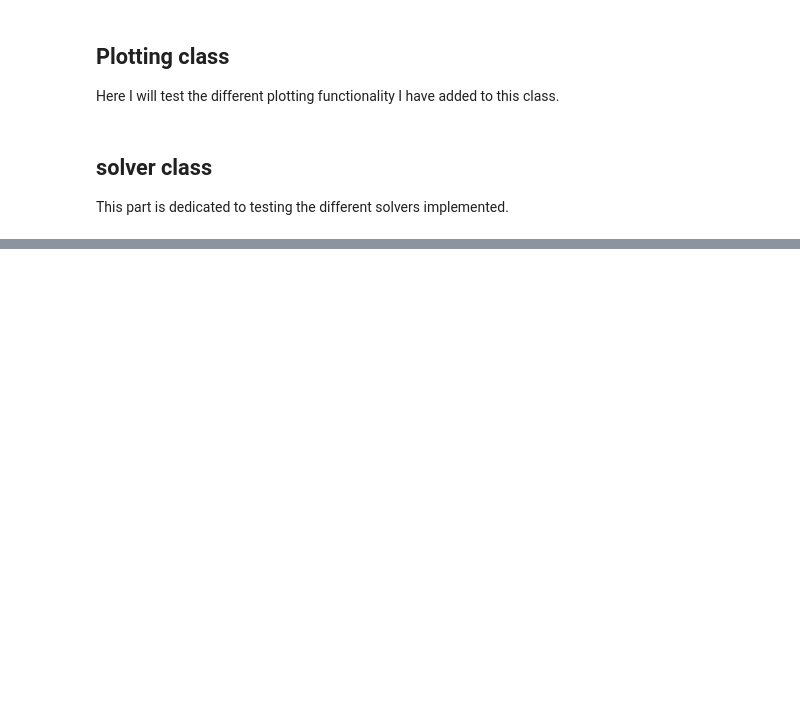
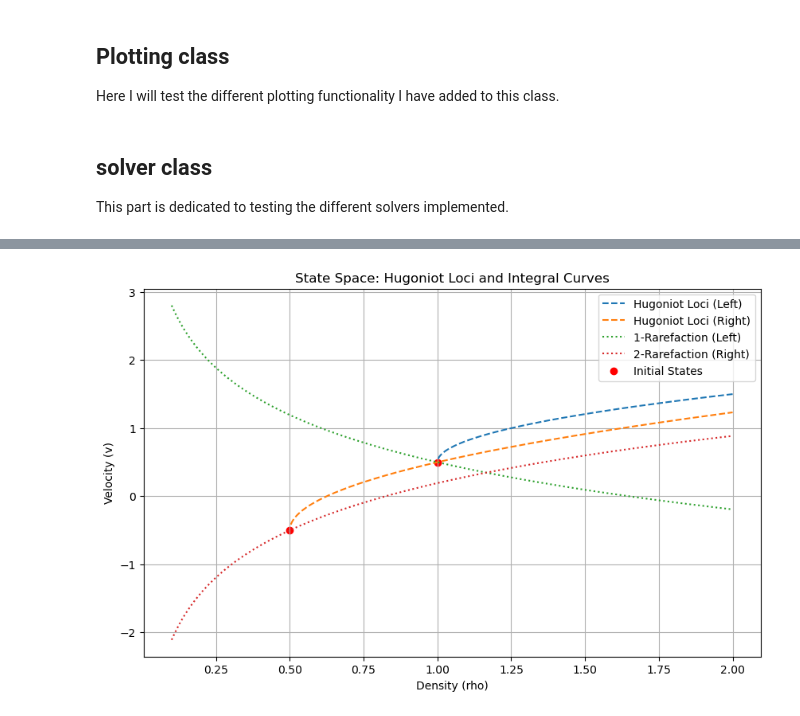
Before and after one commit to BertDepoorter/Individual_CMfAA, a Jupyter notebook: debugging.ipynb, the cells around one changed output, grey strips where cells are left out. Saved outputs shown, nothing was run; the diff lists cells and outputs as text; code cells hidden in the pictures; blank space fills up the shorter version.

Commit message:
adding Hugoniot locus

```diff
--- a/debugging.ipynb
+++ b/debugging.ipynb
@@ -21,0 +24,88 @@ This part is dedicated to testing the different solvers implemented.
+# %%
+import numpy as np
+import matplotlib.pyplot as plt
+
+# Define constants
+c_s = 1.0  # Isothermal sound speed
+
+# Function to calculate Hugoniot loci for a given state U (rho, v)
+def compute_hugoniot_loci(rho_0, v_0, rho_range):
+    loci = []
+    for rho in rho_range:
+        if rho != rho_0:
+            delta_rho = rho - rho_0
+            v_shock = v_0 + c_s * np.sqrt(delta_rho / rho_0) * (1 if delta_rho > 0 else -1)
+            loci.append((rho, v_shock))
+    return np.array(loci)
+
+# Function to compute integral curves (rarefactions) for a given state U (rho, v)
+def compute_integral_curves(rho_0, v_0, rho_range, wave_type):
+    curves = []
+    for rho in rho_range:
+        if wave_type == '1-rarefaction':
+            v = v_0 - c_s * np.log(rho / rho_0)
+        elif wave_type == '2-rarefaction':
+            v = v_0 + c_s * np.log(rho / rho_0)
+        else:
+            raise ValueError("Invalid wave type. Choose '1-rarefaction' or '2-rarefaction'.")
+        curves.append((rho, v))
+    return np.array(curves)
+
+# Function to solve the Riemann problem and find intermediate state U*
+def solve_riemann_problem(rho_L, v_L, rho_R, v_R):
+    # Initialize guesses for the intermediate state
+    rho_star = (rho_L + rho_R) / 2
+    v_star = (v_L + v_R) / 2
+
+    # Solve iteratively using conservation laws (not implemented in detail for simplicity)
+    # Use Hugoniot loci and integral curves to refine estimates of rho_star and v_star
+    # For this template, we return approximate values for demonstration purposes
+    return rho_star, v_star
+
+# Plot Hugoniot loci and integral curves
+def plot_state_space(rho_L, v_L, rho_R, v_R):
+    rho_range = np.linspace(0.1, 2.0, 500)
+
+    # Compute loci and curves for left state
+    hugoniot_L = compute_hugoniot_loci(rho_L, v_L, rho_range)
+    rarefaction_1_L = compute_integral_curves(rho_L, v_L, rho_range, '1-rarefaction')
+
+    # Compute loci and curves for right state
+    hugoniot_R = compute_hugoniot_loci(rho_R, v_R, rho_range)
+    rarefaction_2_R = compute_integral_curves(rho_R, v_R, rho_range, '2-rarefaction')
+
+    # Plotting
+    plt.figure(figsize=(10, 6))
+
+    # Plot Hugoniot loci
+    plt.plot(hugoniot_L[:, 0], hugoniot_L[:, 1], label='Hugoniot Loci (Left)', linestyle='--')
+    plt.plot(hugoniot_R[:, 0], hugoniot_R[:, 1], label='Hugoniot Loci (Right)', linestyle='--')
+
+    # Plot Integral Curves
+    plt.plot(rarefaction_1_L[:, 0], rarefaction_1_L[:, 1], label='1-Rarefaction (Left)', linestyle=':')
+    plt.plot(rarefaction_2_R[:, 0], rarefaction_2_R[:, 1], label='2-Rarefaction (Right)', linestyle=':')
+
+    # Plot initial states
+    plt.scatter([rho_L, rho_R], [v_L, v_R], color='red', label='Initial States')
+
+    # Add labels and legend
+    plt.xlabel('Density (rho)')
+    plt.ylabel('Velocity (v)')
+    plt.title('State Space: Hugoniot Loci and Integral Curves')
+    plt.legend()
+    plt.grid()
+    plt.show()
+
+# Main script to demonstrate the solution
+if __name__ == "__main__":
+    # Define left and right states (rho, v)
+    rho_L, v_L = 1.0, 0.5
+    rho_R, v_R = 0.5, -0.5
+
+    # Solve Riemann problem
+    rho_star, v_star = solve_riemann_problem(rho_L, v_L, rho_R, v_R)
+    print(f"Intermediate State: rho* = {rho_star}, v* = {v_star}")
+
+    # Plot state space
+    plot_state_space(rho_L, v_L, rho_R, v_R)
+# %% [output]
@@ -21,0 +113 @@ This part is dedicated to testing the different solvers implemented.
+[figure, added]
```
Also changed, not shown: parts of 2 cells of this notebook, 1 other file.
